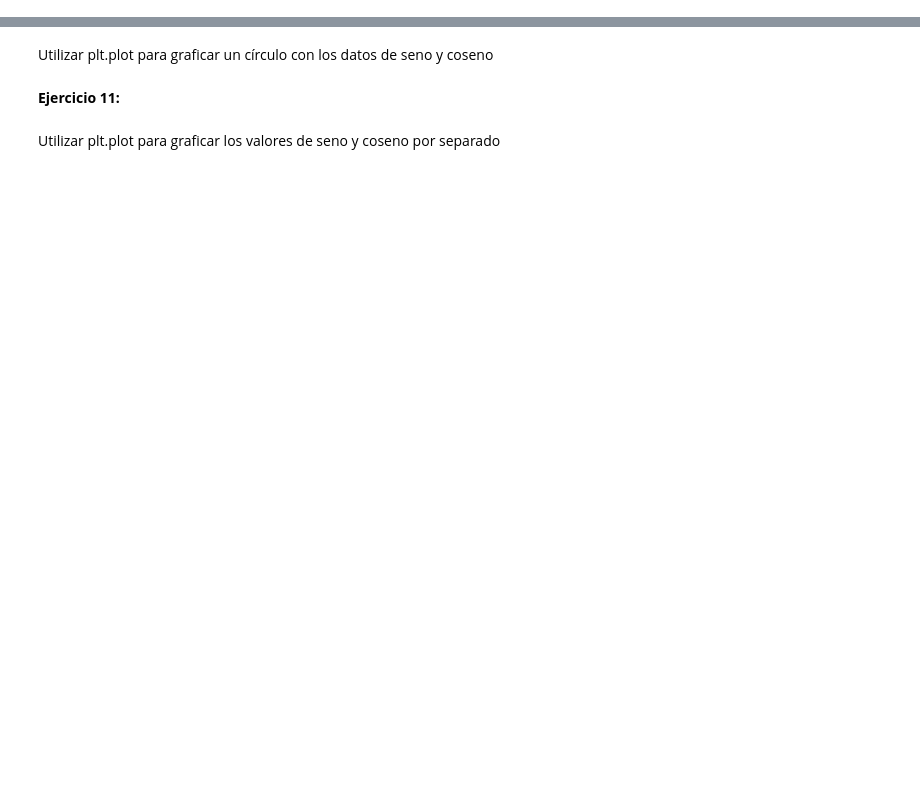
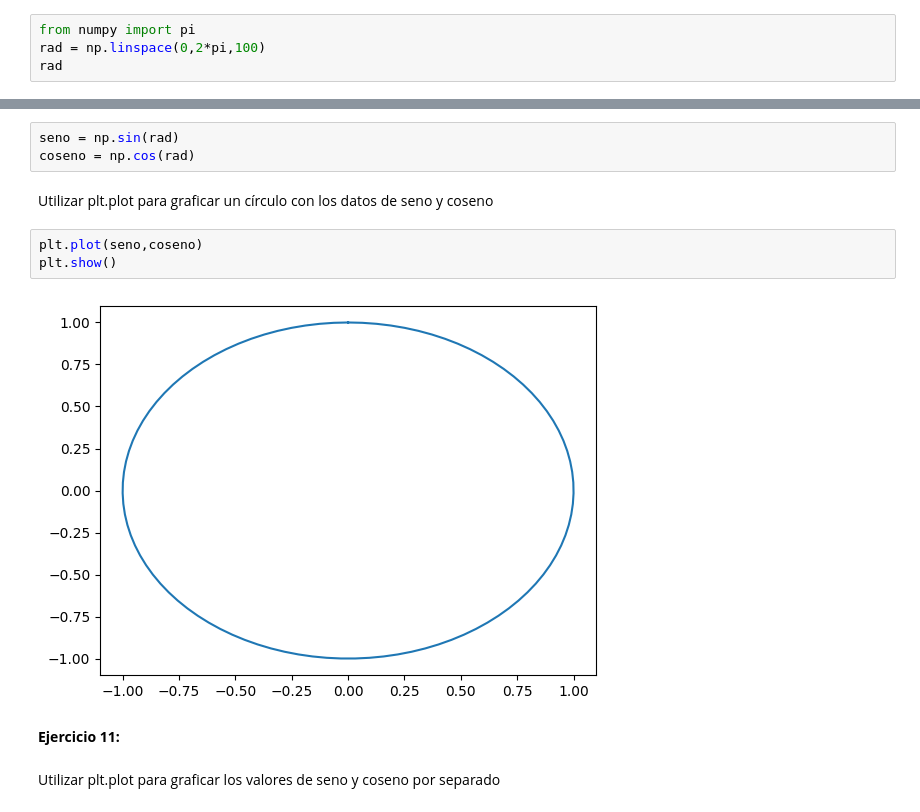
Before and after one commit to aritapia19/coder-DataScience77695, a Jupyter notebook: numpy.ipynb, the cells around one changed output, grey strips where cells are left out. Drawn from its saved outputs; the diff is of its cells as text; blank space fills up the shorter version.

```diff
--- a/numpy.ipynb
+++ b/numpy.ipynb
@@ -80,3 +134,7 @@ Utilizar np.linspace para crear un ndarray con los valores enteros entre el 10 a
 __Ejercicio 10:__
 # %% [markdown]
 Utilizar np.linspace para crear un ndarray  con 100 números entre el 0 y 2$\pi$
+# %%
+from numpy import pi
+rad = np.linspace(0,2*pi,100)
+rad
@@ -83,7 +162,15 @@ Utilizar np.linspace para crear un ndarray  con 100 números entre el 0 y 2$\pi$
 # %% [markdown]
 Utilizar np.sin y np.cos para obtener los valores de seno y coseno en los puntos del array anterior
+# %%
+seno = np.sin(rad)
+coseno = np.cos(rad)
 # %% [markdown]
 Utilizar plt.plot para graficar un círculo con los datos de seno y coseno
+# %%
+plt.plot(seno,coseno)
+plt.show()
+# %% [output]
+[figure, added]
 # %% [markdown]
 __Ejercicio 11:__
 # %% [markdown]
```
Also changed, not shown: parts of 46 cells of this notebook.
